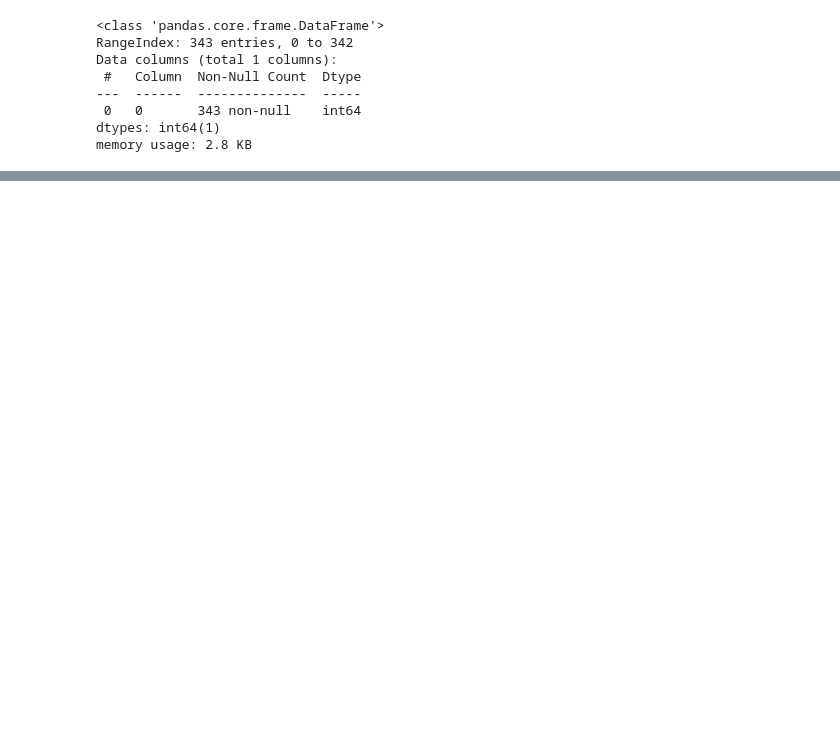
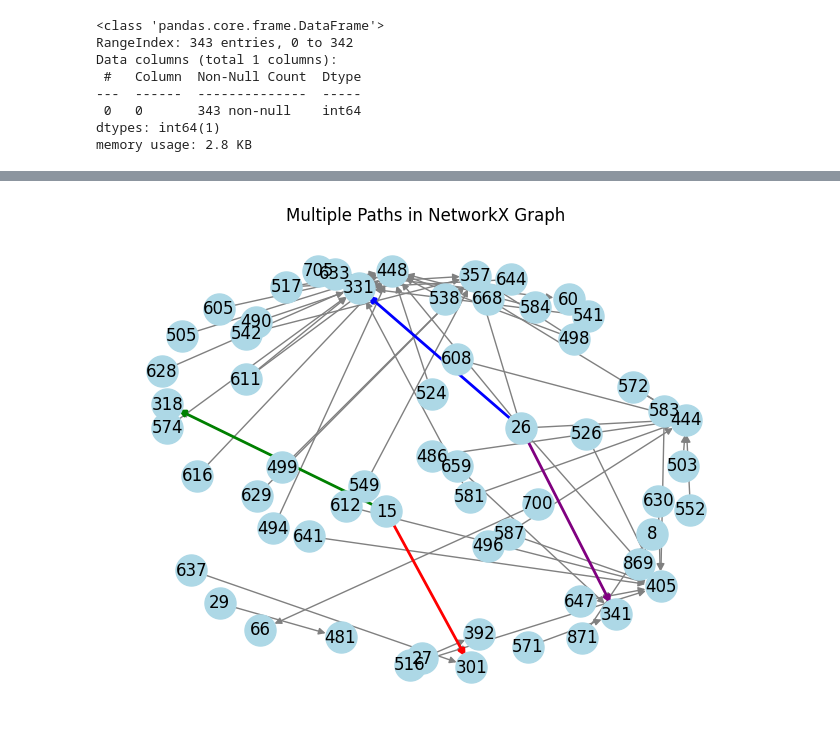
Before and after one commit to markajbell/BH, a Jupyter notebook: Stats10.ipynb, the cells around one changed output, grey strips where cells are left out. Saved outputs shown, nothing was run; the diff lists cells and outputs as text; code cells hidden in the pictures; blank space fills up the shorter version.

```diff
--- a/Stats10.ipynb
+++ b/Stats10.ipynb
@@ -451,7 +448,5 @@ memory usage: 2.2+ MB
 # %%
-# prompt: selected_edges_t0 = edges[edges['end'].isin(tier0_node_ids)] and selected_edges_t0=edges[edges'start'] is not in tier0_node_ids
-
-selected_edges_t0 = edges[(edges['end'].isin(tier0_node_ids)) & (~edges['start'].isin(tier0_node_ids))]
+selected_edges_t0 = edges[(edges['target'].isin(tier0_node_ids)) & (~edges['source'].isin(tier0_node_ids)) & (edges['source'].isin(tier2_node_ids))]
 
 print(len(selected_edges_t0))
 selected_nodes = nodes[nodes['id'].isin(tier2_node_ids)]
@@ -481,7 +497,7 @@ for index, row in selected_nodes.iterrows():
 # Add edges with their weights
 for index, row in selected_edges_t0.iterrows():
     # Ensure edge endpoints are integers when adding to the graph
-    G.add_edge(row['start'], row['end'], weight=row['weight'])
+    G.add_edge(row['source'], row['target'], weight=row['weight'])
 
 # Compute shortest paths from each source node to all reachable nodes
 shortest_paths = {}
@@ -518,7 +534,7 @@ tier2_node_ids = pd.DataFrame(tier2_node_ids)
 # %%
 def get_edge_weight(start_node, end_node):
     # Find the corresponding edge in the 'edges' DataFrame
-    edge = edges[(edges['start'] == start_node) & (edges['end'] == end_node)]
+    edge = edges[(edges['source'] == start_node) & (edges['target'] == end_node)]
     if not edge.empty:
         # Assuming there is only one edge with this start and end for simplicity in path finding
         # If multiple edges exist, you might need to adjust based on which edge is part of the shortest path calculation
@@ -542,10 +558,13 @@ for source, paths in shortest_paths_filtered.items():
                 'weight': int(get_edge_weight(source, target))
             })
 
+# Convert the list of dictionaries to a DataFrame
+shortest_paths_list = pd.DataFrame(shortest_paths_list)
+
 #shortest_paths_list.info()
-short = shortest_paths_list[shortest_paths_list['target'].isin(tier2_node_ids)]
+#short = shortest_paths_list[shortest_paths_list['target'].isin(tier2_node_ids)]
 #short1 = short[~short['source'].isin(tier0_node_ids)]
-len(short)
+#len(short)
 # %%
 shortest_paths_list = pd.DataFrame(shortest_paths_list)
 shortest_paths_list.info()
@@ -587,7 +611,7 @@ import pandas as pd
 
 def get_edge_weight(start_node, end_node):
     # Find the corresponding edge in the 'edges' DataFrame
-    edge = edges[(edges['start'] == start_node) & (edges['end'] == end_node)]
+    edge = edges[(edges['source'] == start_node) & (edges['target'] == end_node)]
     # if not edge.empty:
     #     # Assuming there is only one edge with this start and end for simplicity in path finding
     #     # If multiple edges exist, you might need to adjust based on which edge is part of the shortest path calculation
@@ -641,0 +676,31 @@ len(shortest_paths_with_weight)
+# %%
+import networkx as nx
+import matplotlib.pyplot as plt
+
+
+# Example: multiple paths as lists of nodes
+#paths = df_min_weight_paths['path']
+paths = df_shortest_paths_with_weight['path']
+# Create an empty graph
+G = nx.DiGraph()
+
+# Add edges from all paths
+for path in paths:
+# Add edges for consecutive pairs of nodes in the path
+    edges_G = list(zip(path[:-1], path[1:]))
+    G.add_edges_from(edges_G)
+
+# Draw the graph
+pos = nx.spring_layout(G, scale=2,k=0.85, iterations=50) # Layout algorithm for positions
+nx.draw(G, pos, with_labels=True, node_color='lightblue', edge_color='gray', node_size=500)
+
+# Optionally highlight each path in a different colour
+colors = ['red', 'green', 'blue', 'purple']
+for path, color in zip(paths, colors):
+    edges_zip = list(zip(path[:-1], path[1:]))
+    nx.draw_networkx_edges(G, pos, edgelist=edges_zip, edge_color=color, width=2)
+#plt.figure(figsize=(12, 8))
+plt.title("Multiple Paths in NetworkX Graph")
+plt.show()
+# %% [output]
+[figure, added]
```
Also changed, not shown: parts of 31 cells of this notebook.
